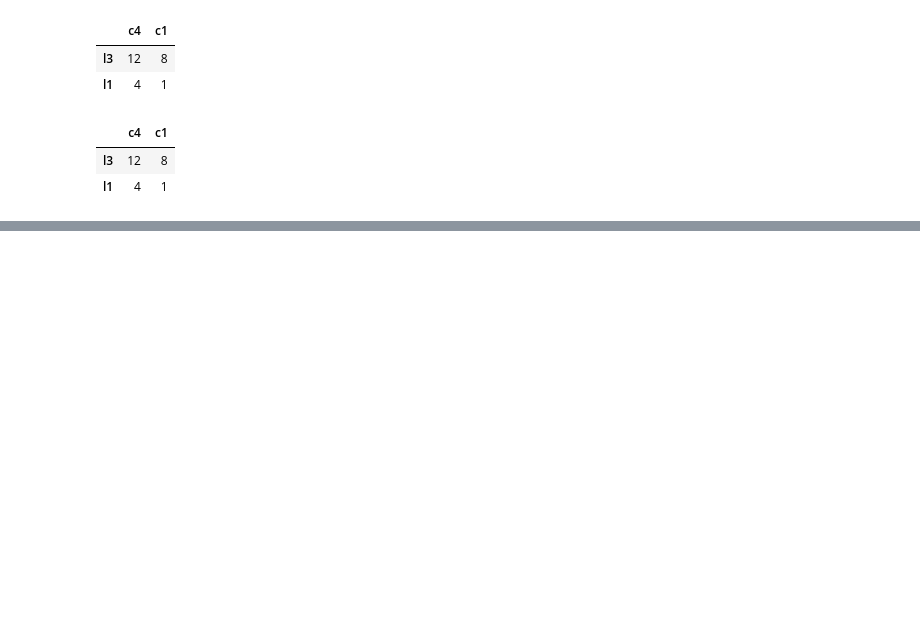
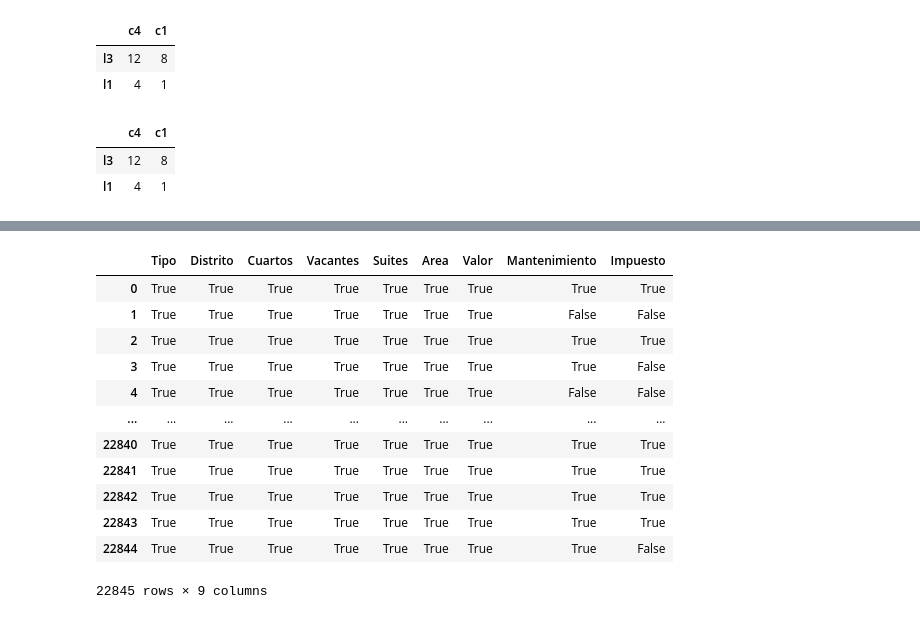
Before and after one commit to exequiel-farias/pandas-avanzado, a Jupyter notebook: PandasAvanzado.ipynb, the cells around one changed output, grey strips where cells are left out. Drawn from its saved outputs; the diff is of its cells as text; code cells hidden in the pictures; blank space fills up the shorter version.

```diff
--- a/PandasAvanzado.ipynb
+++ b/PandasAvanzado.ipynb
@@ -1077,0 +1114,17 @@ df.iloc[[2,0],[3,0]]
+# %%
+#Funcion parecida a la anterior pero trabaja de manera contraria
+datos.notnull()
+# %% [output]
+|  | Tipo | Distrito | Cuartos | Vacantes | Suites | Area | Valor | Mantenimiento | Impuesto |
+| 0 | True | True | True | True | True | True | True | True | True |
+| 1 | True | True | True | True | True | True | True | False | False |
+| 2 | True | True | True | True | True | True | True | True | True |
+| 3 | True | True | True | True | True | True | True | True | False |
+| 4 | True | True | True | True | True | True | True | False | False |
+| ... | ... | ... | ... | ... | ... | ... | ... | ... | ... |
+| 22840 | True | True | True | True | True | True | True | True | True |
+| 22841 | True | True | True | True | True | True | True | True | True |
+| 22842 | True | True | True | True | True | True | True | True | True |
+| 22843 | True | True | True | True | True | True | True | True | True |
+| 22844 | True | True | True | True | True | True | True | True | False |
+22845 rows × 9 columns
```
Also changed, not shown: parts of 20 cells of this notebook.
